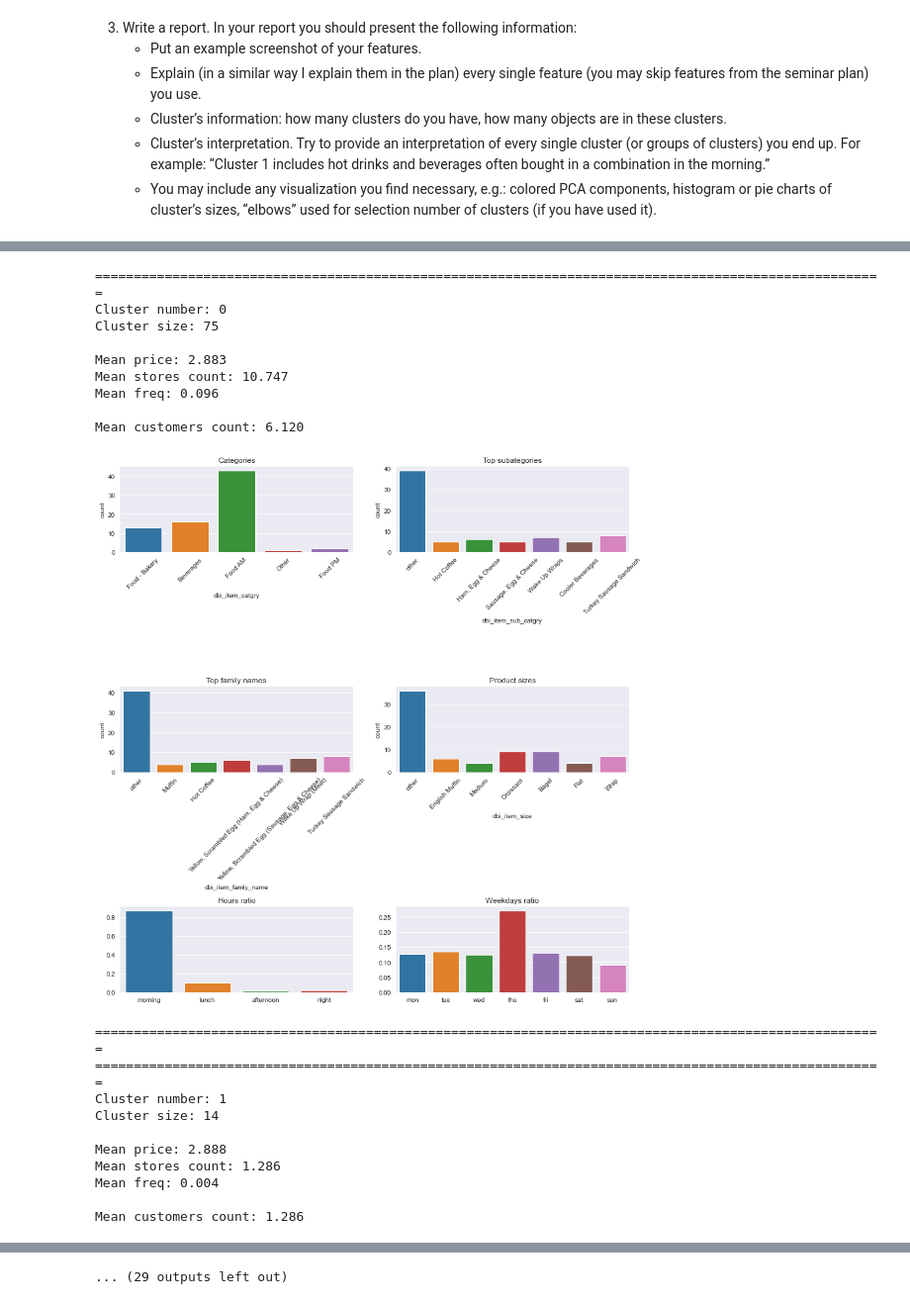
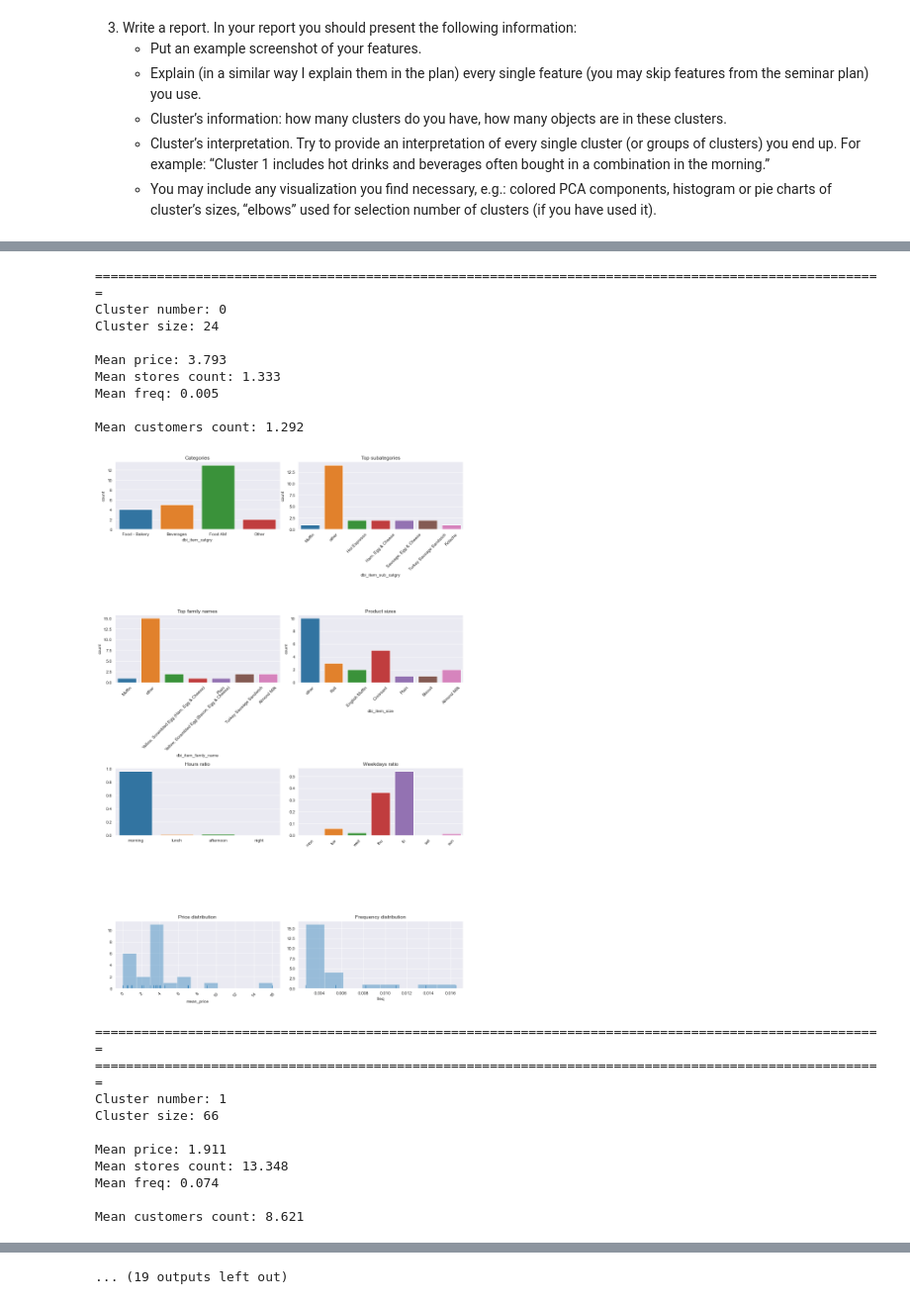
Before and after one commit to Mist3r-R/hse-sse-ds-business-2020, a Jupyter notebook: HW_5.ipynb, the cells around one changed output, grey strips where cells are left out. Shown at 99% size. Cells and saved outputs as stored; diff of their text form; code cells hidden in the pictures.

```diff
--- a/HW_5.ipynb
+++ b/HW_5.ipynb
@@ -454,7 +464,7 @@ def describe_cluster(k, data, original_data, labels):
     print(f"Mean freq: {cluster['freq'].mean():.3f}\n")
     print(f"Mean customers count: {data_slice.groupby('sku')['dd_card_number'].nunique().mean():.3f}")
 
-    f, ax = plt.subplots(3,2, figsize=(12, 12))
+    f, ax = plt.subplots(4,2, figsize=(12, 18))
     sns.countplot(data_slice.groupby('sku')['dbi_item_catgry'].first(), ax=ax[0,0]).set_title('Categories')
 
 
@@ -475,6 +485,9 @@ def describe_cluster(k, data, original_data, labels):
     sns.barplot(x=hours.index, y=hours.values, ax=ax[2,0]).set_title('Hours ratio')
     sns.barplot(x=weeks.index, y=weeks.values, ax=ax[2,1]).set_title('Weekdays ratio')
 
+    sns.distplot(cluster['mean_price'], kde=False, rug=True, ax=ax[3,0]).set_title('Price distribution')
+    sns.distplot(cluster['freq'], kde=False, rug=True, ax=ax[3,1]).set_title('Frequency distribution')
+
     for ax in f.axes[:-1]:
         if len(ax.xaxis.get_ticklabels()) > 4:
             plt.sca(ax)
@@ -491,24 +498,24 @@ plt.show()
 # %%
-for k in sorted(scaled['kmeans_20'].unique()):
-    describe_cluster(k, data, df, scaled['kmeans_20'])
+for k in sorted(scaled['kmeans_15'].unique()):
+    describe_cluster(k, data, df, scaled['kmeans_15'])
 # %% [output]
 ======================================================================================================
 Cluster number: 0
-Cluster size: 75
+Cluster size: 24
 
-Mean price: 2.883
-Mean stores count: 10.747
-Mean freq: 0.096
+Mean price: 3.793
+Mean stores count: 1.333
+Mean freq: 0.005
 
-Mean customers count: 6.120
+Mean customers count: 1.292
-[figure, old version]
+[figure, new version]
 ======================================================================================================
 ======================================================================================================
 Cluster number: 1
-Cluster size: 14
+Cluster size: 66
 
-Mean price: 2.888
-Mean stores count: 1.286
-Mean freq: 0.004
+Mean price: 1.911
+Mean stores count: 13.348
+Mean freq: 0.074
 
-Mean customers count: 1.286
+Mean customers count: 8.621
@@ -560 +567 @@ Mean customers count: 2.150
-... (29 outputs left out)
+... (19 outputs left out)
```
Also changed, not shown: parts of 12 cells of this notebook.
